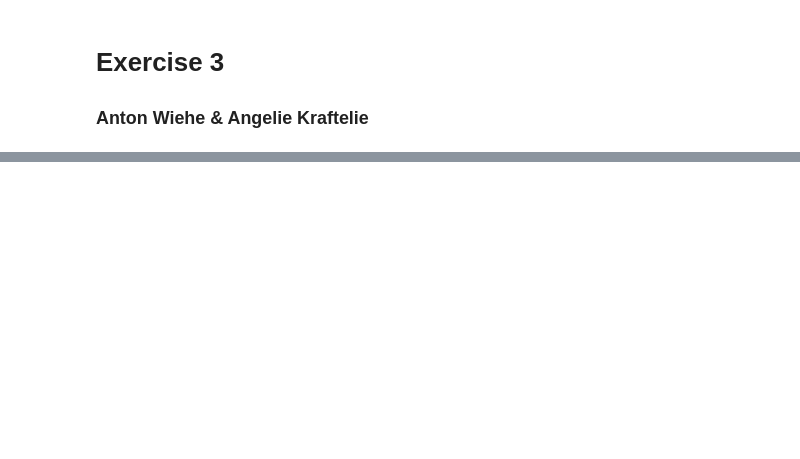
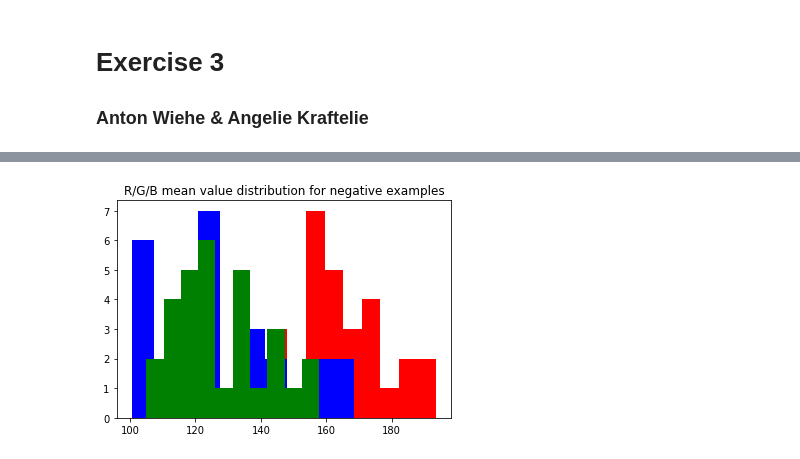
Before and after one commit to krangelie/MachineLearning_Summer19, a Jupyter notebook: Exercise3/exercise3.ipynb, the cells around one changed output, grey strips where cells are left out. Saved outputs shown, nothing was run; the diff lists cells and outputs as text; code cells hidden in the pictures; blank space fills up the shorter version.

```diff
--- a/Exercise3/exercise3.ipynb
+++ b/Exercise3/exercise3.ipynb
@@ -37,0 +40,16 @@ print(means)
+# %%
+red_neg = negatives[:, :, 0]
+green_neg = negatives[:, :, 1]
+blue_neg = negatives[:, :, 2]
+
+red_mean_neg = np.mean(red_neg, axis=1)
+blue_mean_neg = np.mean(green_neg, axis=1)
+green_mean_neg = np.mean(blue_neg, axis=1)
+
+plt.hist(red_mean_neg, color="red")
+plt.hist(blue_mean_neg, color="blue")
+plt.hist(green_mean_neg, color="green")
+plt.title("R/G/B mean value distribution for negative examples")
+plt.show()
+# %% [output]
+[figure, added]
```
Also changed, not shown: parts of 13 cells of this notebook.
